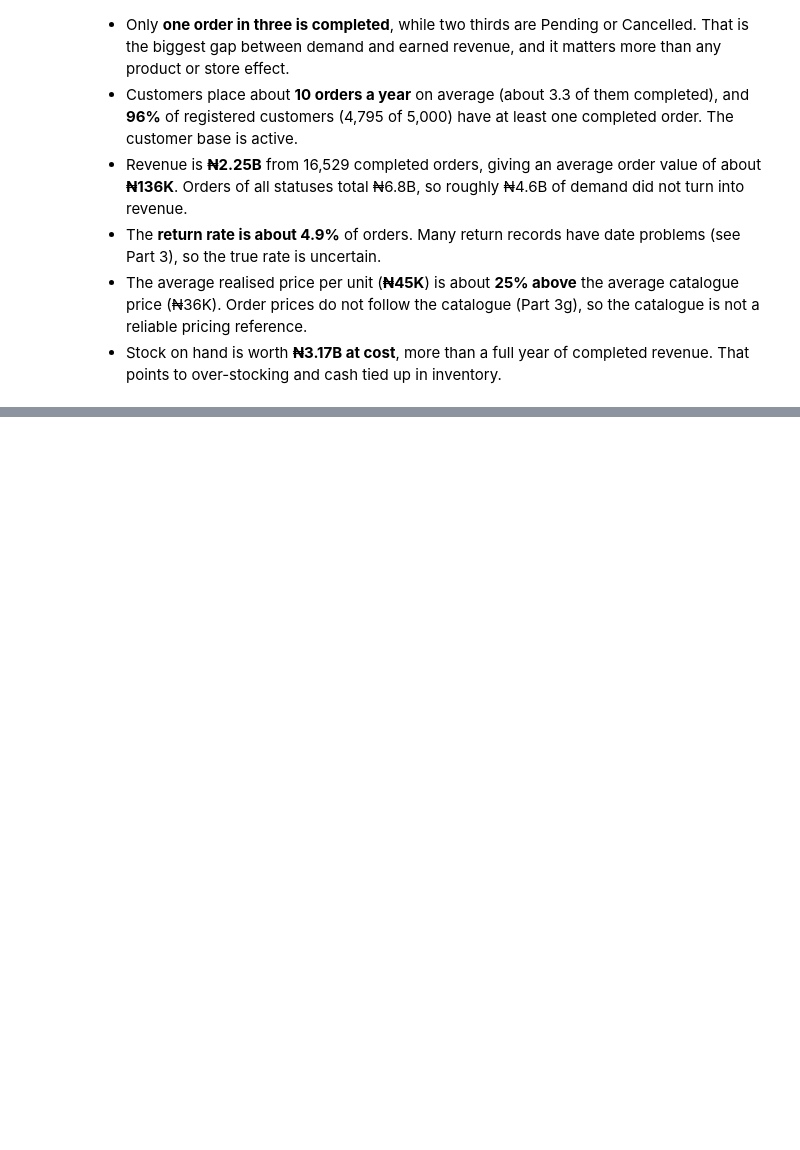
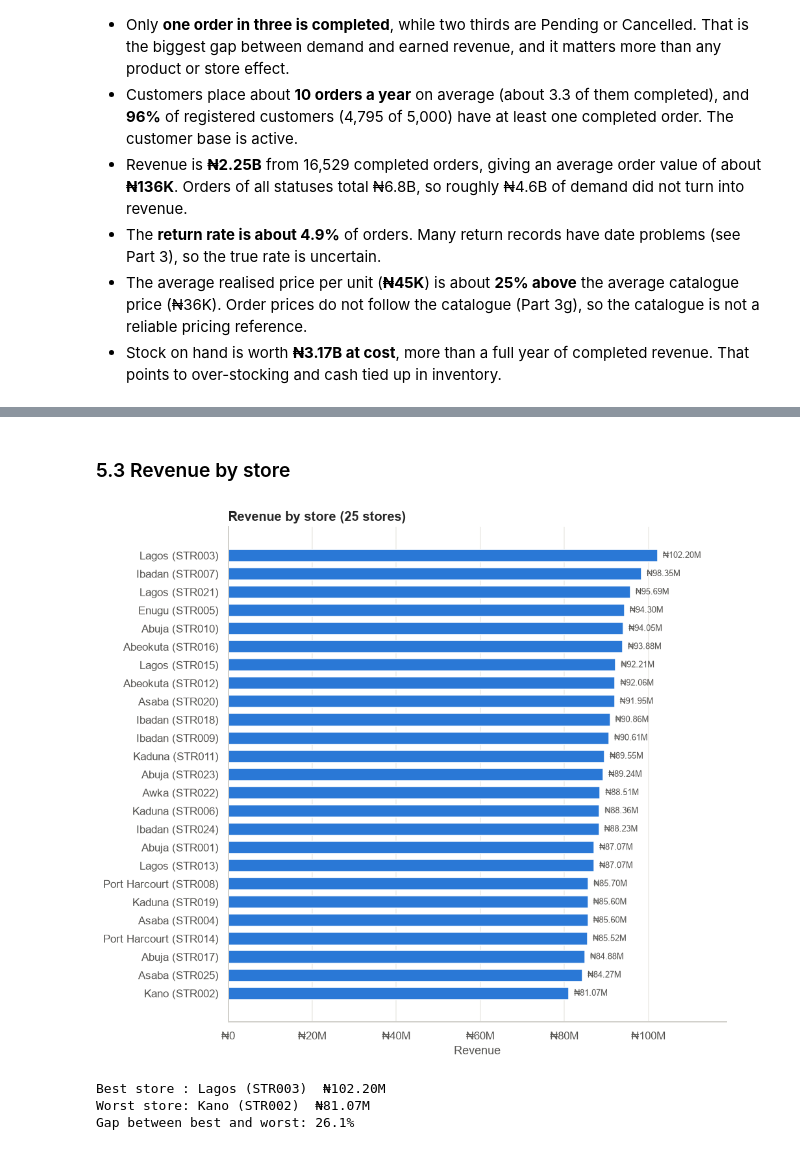
Before and after one commit to Mo-lemi/AnalystLab-Africa-Data-Science, a Jupyter notebook: Week1_DataScience_Project/Week1_EDA.ipynb, the cells around one changed output, grey strips where cells are left out. Cells and saved outputs as stored; diff of their text form; code cells hidden in the pictures; blank space fills up the shorter version.

```diff
--- a/Week1_DataScience_Project/Week1_EDA.ipynb
+++ b/Week1_DataScience_Project/Week1_EDA.ipynb
@@ -873,0 +951,15 @@ clean["customers"][["age"]].describe().T
+# %% [markdown]
+### 5.3 Revenue by store
+# %%
+store_rev = completed.groupby("store_label")["net_sales"].sum()
+fig, ax = plt.subplots(figsize=(9, 9))
+barh_ranked(store_rev, "Revenue by store (25 stores)", ax=ax)
+save_fig(fig, "03_revenue_by_store")
+print(f"Best store : {store_rev.idxmax()}  {naira(store_rev.max())}")
+print(f"Worst store: {store_rev.idxmin()}  {naira(store_rev.min())}")
+print(f"Gap between best and worst: {store_rev.max() / store_rev.min() - 1:.1%}")
+# %% [output]
+[figure, added]
+Best store : Lagos (STR003)  ₦102.20M
+Worst store: Kano (STR002)  ₦81.07M
+Gap between best and worst: 26.1%
```
Also changed, not shown: parts of 20 cells of this notebook, 10 other files.
